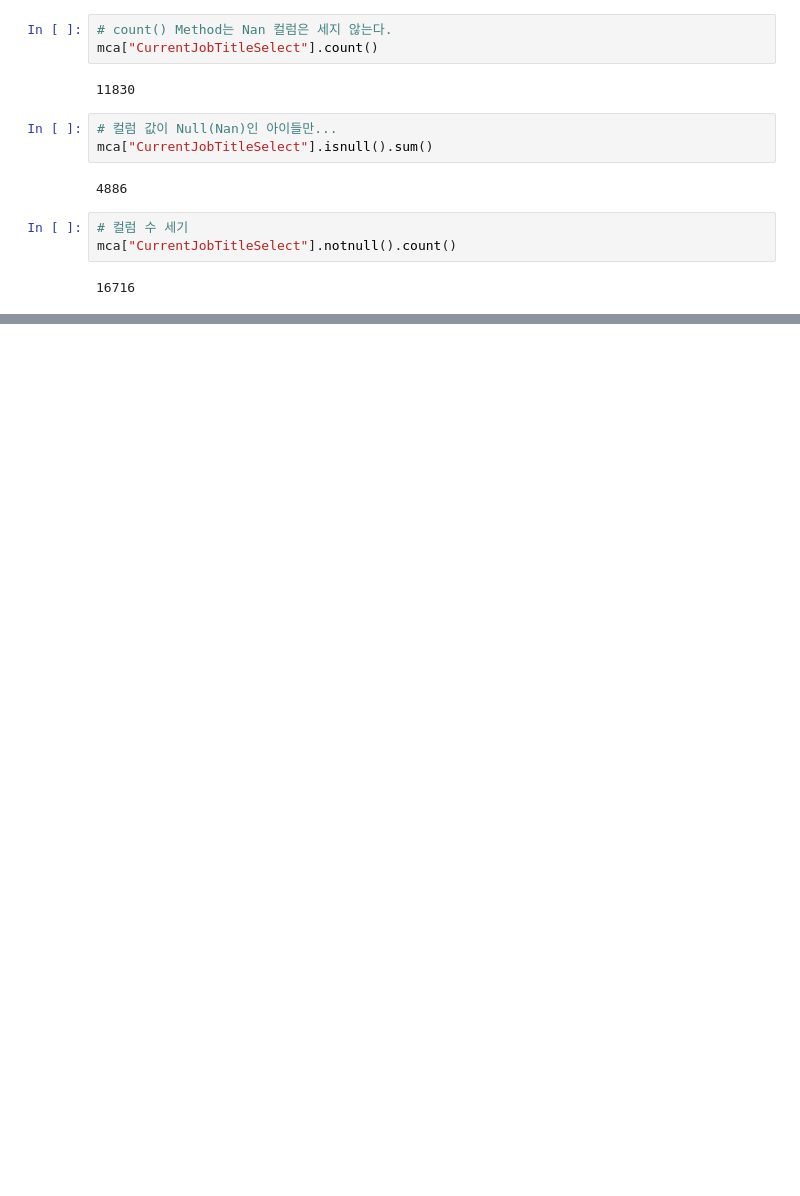
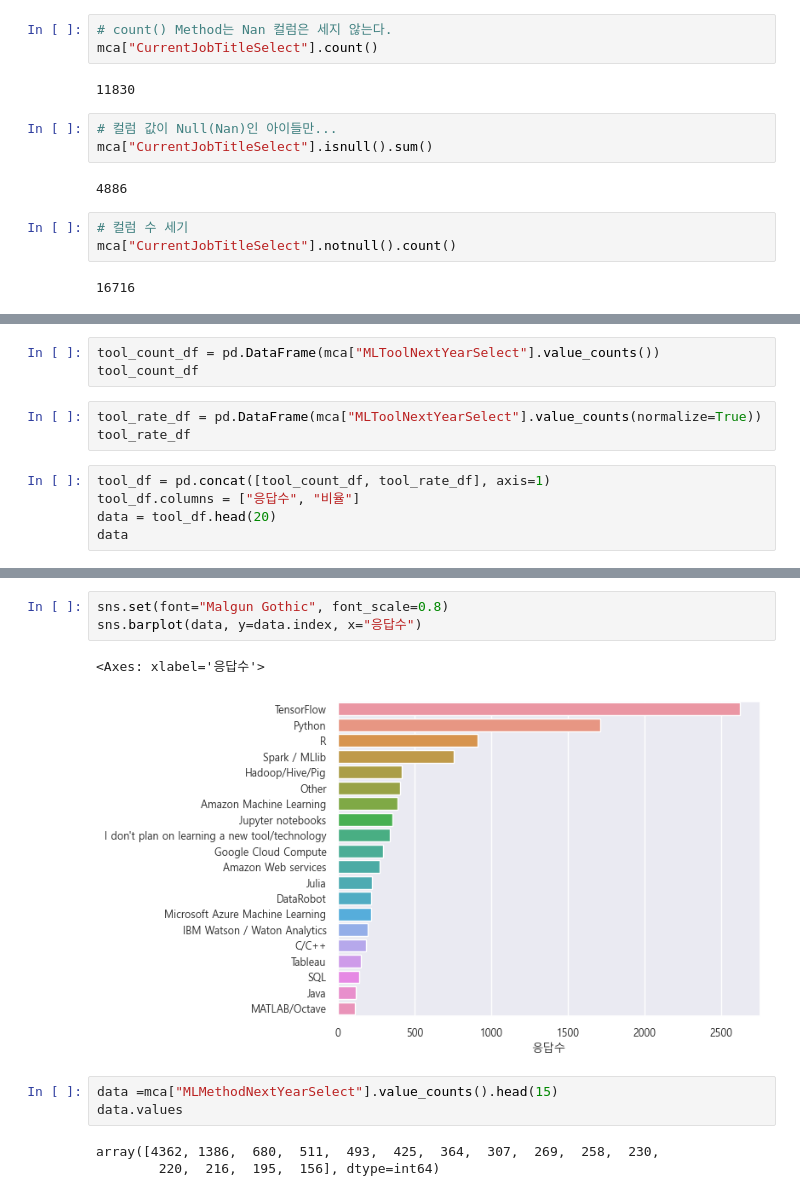
Before and after one commit to byulrim/KaggleExercise, a Jupyter notebook: kaggle_survey_2017_02.ipynb, the cells around one changed output, grey strips where cells are left out. Drawn from its saved outputs; the diff is of its cells as text; blank space fills up the shorter version.

```diff
--- a/kaggle_survey_2017_02.ipynb
+++ b/kaggle_survey_2017_02.ipynb
@@ -116,0 +156,11 @@ mca["CurrentJobTitleSelect"].notnull().count()
+# %%
+tool_count_df = pd.DataFrame(mca["MLToolNextYearSelect"].value_counts())
+tool_count_df
+# %%
+tool_rate_df = pd.DataFrame(mca["MLToolNextYearSelect"].value_counts(normalize=True))
+tool_rate_df
+# %%
+tool_df = pd.concat([tool_count_df, tool_rate_df], axis=1)
+tool_df.columns = ["응답수", "비율"]
+data = tool_df.head(20)
+data
@@ -116,0 +185,12 @@ mca["CurrentJobTitleSelect"].notnull().count()
+# %%
+sns.set(font="Malgun Gothic", font_scale=0.8)
+sns.barplot(data, y=data.index, x="응답수")
+# %% [output]
+<Axes: xlabel='응답수'>
+[figure, added]
+# %%
+data =mca["MLMethodNextYearSelect"].value_counts().head(15)
+data.values
+# %% [output]
+array([4362, 1386,  680,  511,  493,  425,  364,  307,  269,  258,  230,
+        220,  216,  195,  156], dtype=int64)
```
Also changed, not shown: parts of 9 cells of this notebook.
